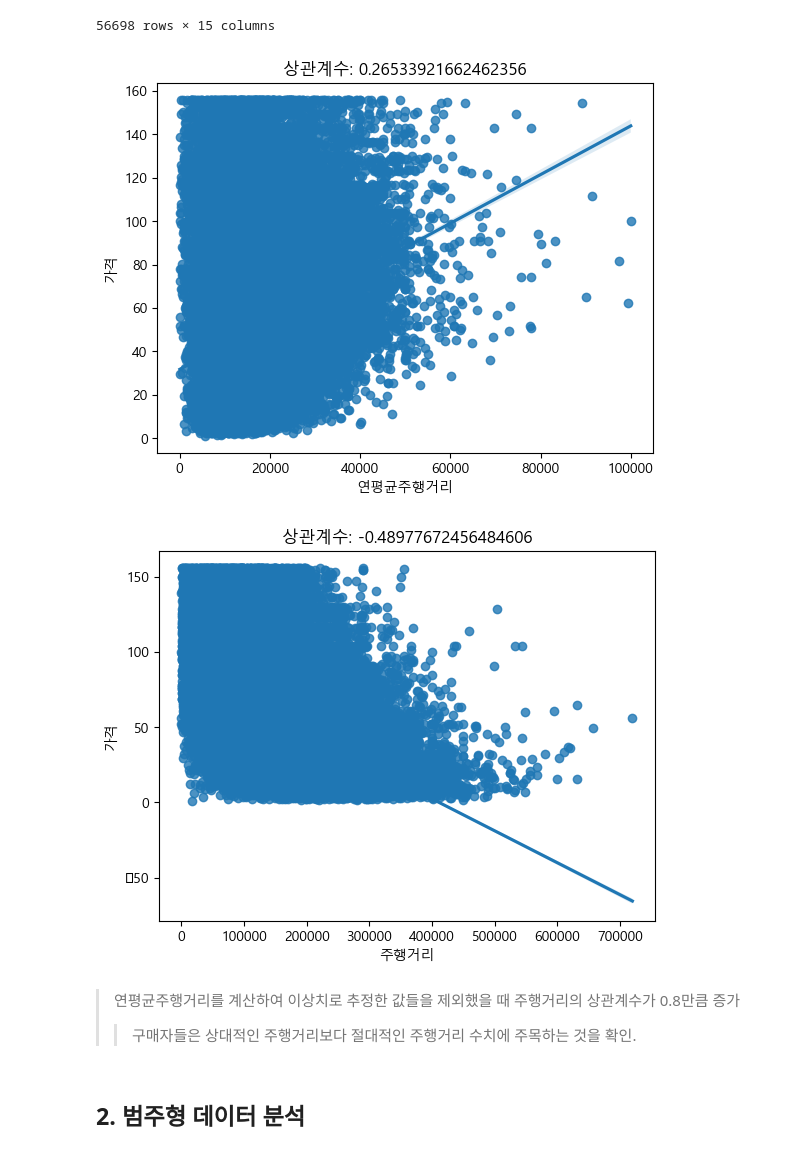
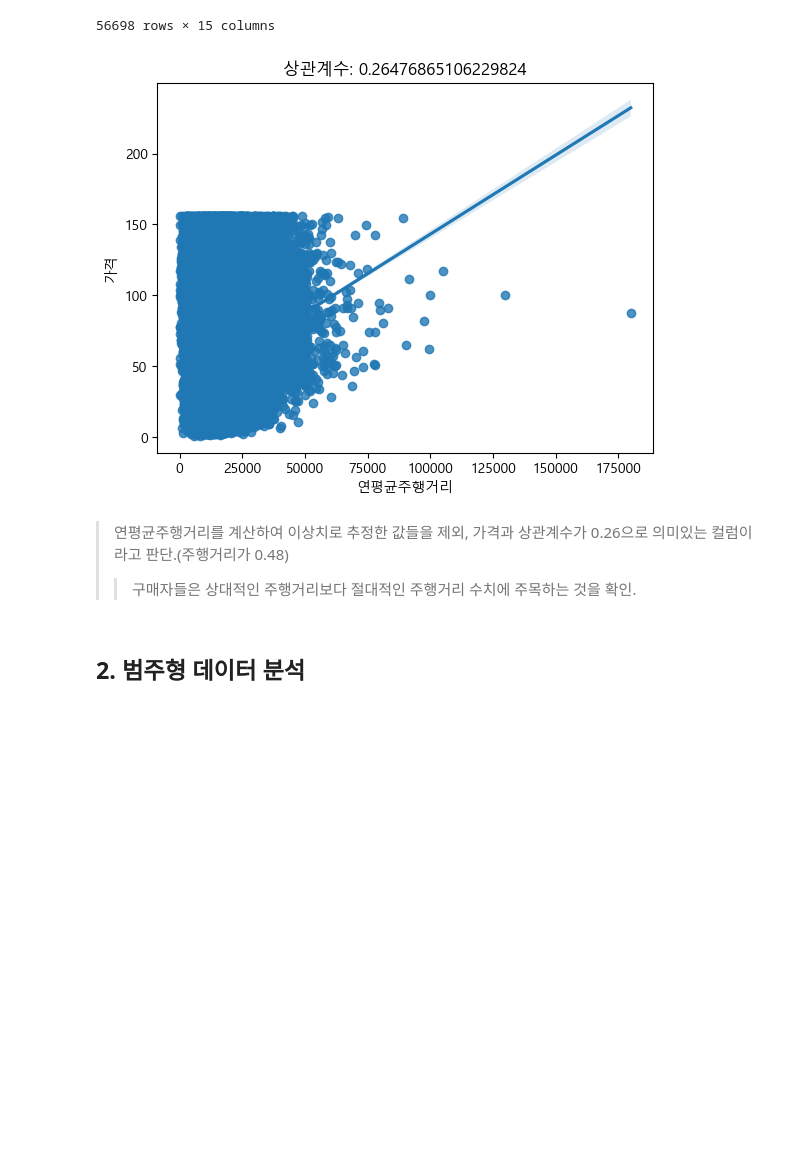
Before and after one commit to woojooc/ML_Car, a Jupyter notebook: lala/EDA/eda_oldcar_dacon.ipynb, the cells around one changed output. Saved outputs shown, nothing was run; the diff lists cells and outputs as text; code cells hidden in the pictures; blank space fills up the shorter version.

```diff
--- a/lala/EDA/eda_oldcar_dacon.ipynb
+++ b/lala/EDA/eda_oldcar_dacon.ipynb
@@ -550,15 +595,14 @@ df.sort_values(by='연평균주행거리', ascending=True)
 | 57668 | TRAIN_57668 | 2017 | mercedes-benz | vito | PIL | WIE | 900000 | 2143 | 0 | 1 | 0 | ... |
 56698 rows × 15 columns
 # %%
-df = df[df['연평균주행거리'] <= 100000]
+# df = df[df['연평균주행거리'] <= 100000]
 
 regplot(df, '연평균주행거리')
-regplot(df, '주행거리')
+# regplot(df, '주행거리')
 # %% [output]
-[figure, old version]
+[figure, new version]
-[figure, removed]
 # %% [markdown]
-> 연평균주행거리를 계산하여 이상치로 추정한 값들을 제외했을 때 주행거리의 상관계수가 0.8만큼 증가
+> 연평균주행거리를 계산하여 이상치로 추정한 값들을 제외, 가격과 상관계수가 0.26으로 의미있는 컬럼이라고 판단.(주행거리가 0.48)
 >> 구매자들은 상대적인 주행거리보다 절대적인 주행거리 수치에 주목하는 것을 확인.
 # %% [markdown]
 ## 2. 범주형 데이터 분석
```
Also changed, not shown: parts of 49 cells of this notebook.
